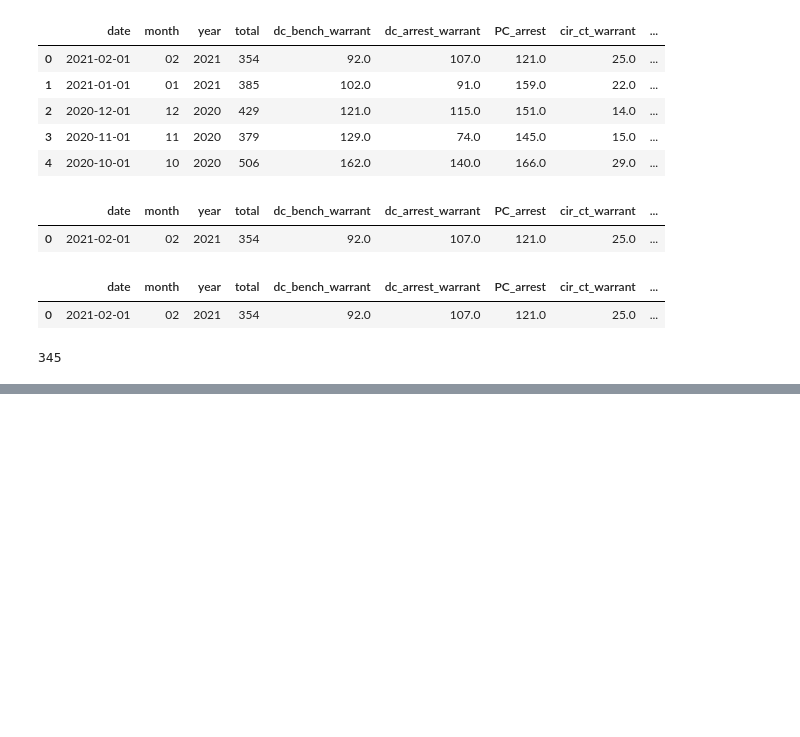
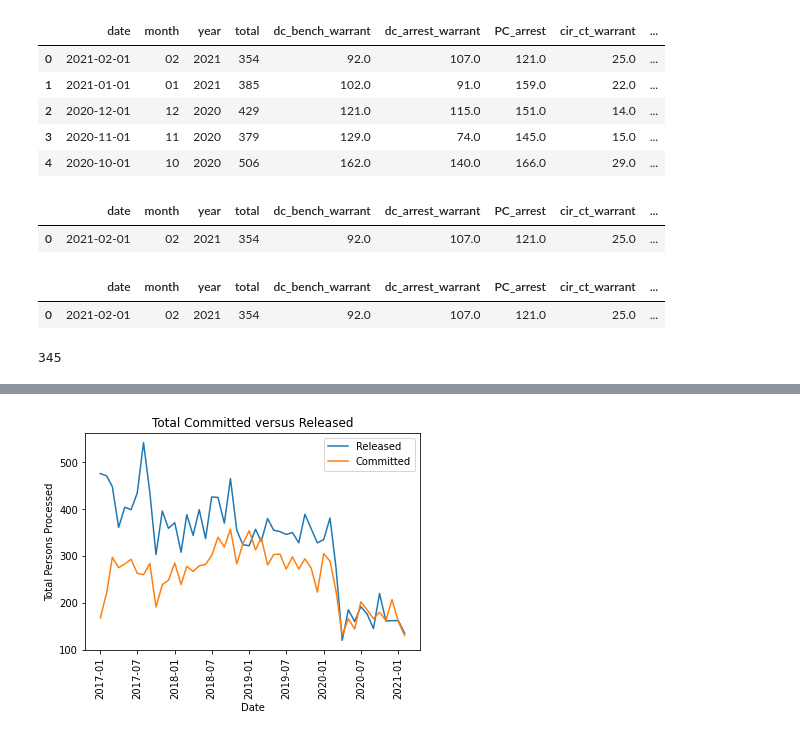
Before and after one commit to jcj217-mc/Data_205, a Jupyter notebook: Data205Project_CPU.ipynb, the cells around one changed output, grey strips where cells are left out. Cells and saved outputs as stored; diff of their text form; code cells hidden in the pictures; blank space fills up the shorter version.

```diff
--- a/Data205Project_CPU.ipynb
+++ b/Data205Project_CPU.ipynb
@@ -284,0 +387,32 @@ df_warrant2.head(1)
+# %%
+import matplotlib.pyplot as plt
+ts1 = df['date'] # eg. "2001-01" and so on
+
+# Declaring the points for first line plot
+X1 = df.date
+Y1 = df.total_released
+# plotting the first plot
+plt.plot(X1, Y1, label = "Released")
+# Declaring the points for second line plot
+X2 = df.date
+Y2 = df.Committed
+# plotting the second plot
+plt.plot(X2, Y2, label = "Committed")
+
+# Labeling the X-axis
+plt.xlabel('Date')
+
+# Labeling the Y-axis
+plt.ylabel('Total Persons Processed')
+# Give a title to the graph
+plt.title('Total Committed versus Released')
+
+# plt.xaxis.set_major_formatter(DateFormatter("%y-%m"))
+plt.xticks(rotation=90)
+
+# Show a legend on the plot
+plt.legend()
+
+plt.show()
+# %% [output]
+[figure, added]
```
Also changed, not shown: parts of 16 cells of this notebook.
